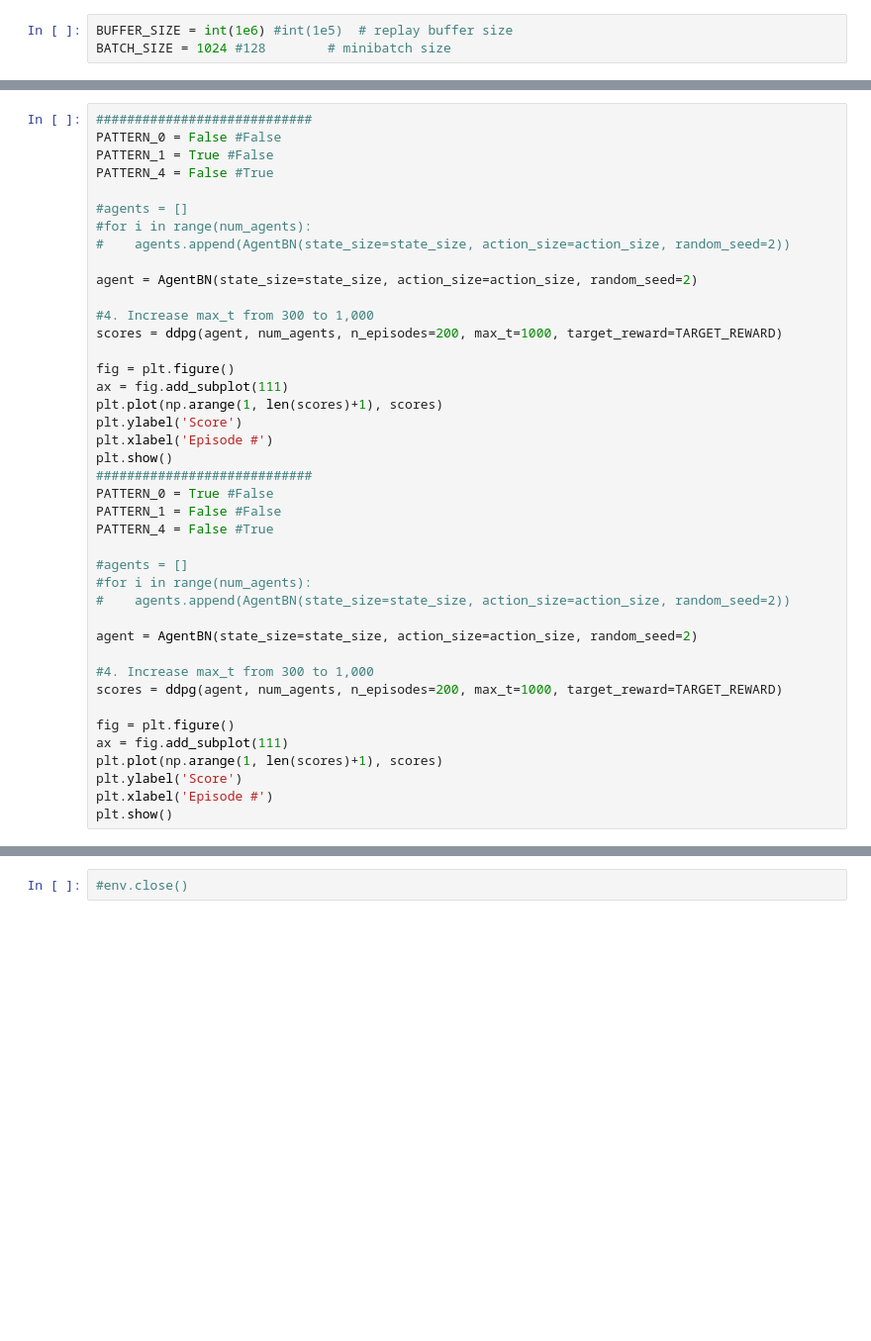
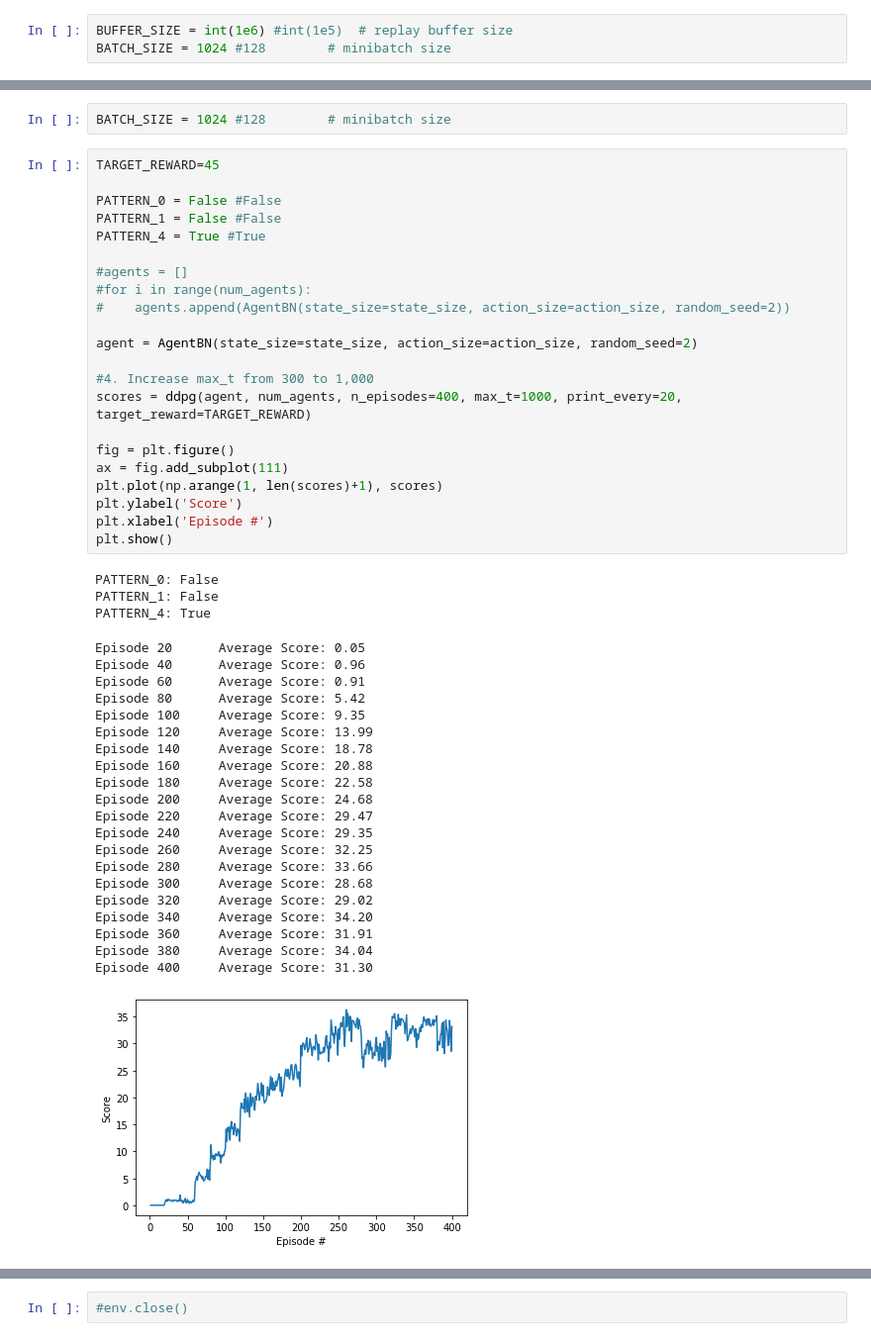
Before and after one commit to YoshiyukiKono/DRL_P2_Continuous-Control, a Jupyter notebook: Continuous_Control_multi.ipynb, the cells around one changed output, grey strips where cells are left out. Shown: that part at 99% size. Cells and saved outputs as stored; diff of their text form; blank space fills up the shorter version.

```diff
--- a/Continuous_Control_multi.ipynb
+++ b/Continuous_Control_multi.ipynb
@@ -1008,41 +945,49 @@ PATTERN_4: False
+# %%
+BATCH_SIZE = 1024 #128        # minibatch size
 # %%
-############################
+TARGET_REWARD=45
+
 PATTERN_0 = False #False
-PATTERN_1 = True #False
-PATTERN_4 = False #True
+PATTERN_1 = False #False
+PATTERN_4 = True #True
 
 #agents = []
 #for i in range(num_agents):
 #    agents.append(AgentBN(state_size=state_size, action_size=action_size, random_seed=2))
 
 agent = AgentBN(state_size=state_size, action_size=action_size, random_seed=2)
 
 #4. Increase max_t from 300 to 1,000
-scores = ddpg(agent, num_agents, n_episodes=200, max_t=1000, target_reward=TARGET_REWARD)
+scores = ddpg(agent, num_agents, n_episodes=400, max_t=1000, print_every=20, target_reward=TARGET_REWARD)
 
 fig = plt.figure()
 ax = fig.add_subplot(111)
 plt.plot(np.arange(1, len(scores)+1), scores)
 plt.ylabel('Score')
 plt.xlabel('Episode #')
 plt.show()
-############################
-PATTERN_0 = True #False
-PATTERN_1 = False #False
-PATTERN_4 = False #True
-
-#agents = []
-#for i in range(num_agents):
-#    agents.append(AgentBN(state_size=state_size, action_size=action_size, random_seed=2))
-
-agent = AgentBN(state_size=state_size, action_size=action_size, random_seed=2)
-
-#4. Increase max_t from 300 to 1,000
-scores = ddpg(agent, num_agents, n_episodes=200, max_t=1000, target_reward=TARGET_REWARD)
-
-fig = plt.figure()
-ax = fig.add_subplot(111)
-plt.plot(np.arange(1, len(scores)+1), scores)
-plt.ylabel('Score')
-plt.xlabel('Episode #')
-plt.show()
+# %% [output]
+PATTERN_0: False
+PATTERN_1: False
+PATTERN_4: True
+Episode 20      Average Score: 0.05
+Episode 40      Average Score: 0.96
+Episode 60      Average Score: 0.91
+Episode 80      Average Score: 5.42
+Episode 100     Average Score: 9.35
+Episode 120     Average Score: 13.99
+Episode 140     Average Score: 18.78
+Episode 160     Average Score: 20.88
+Episode 180     Average Score: 22.58
+Episode 200     Average Score: 24.68
+Episode 220     Average Score: 29.47
+Episode 240     Average Score: 29.35
+Episode 260     Average Score: 32.25
+Episode 280     Average Score: 33.66
+Episode 300     Average Score: 28.68
+Episode 320     Average Score: 29.02
+Episode 340     Average Score: 34.20
+Episode 360     Average Score: 31.91
+Episode 380     Average Score: 34.04
+Episode 400     Average Score: 31.30
+[figure, added]
```
Also changed, not shown: parts of 11 cells of this notebook, 2 other files.
